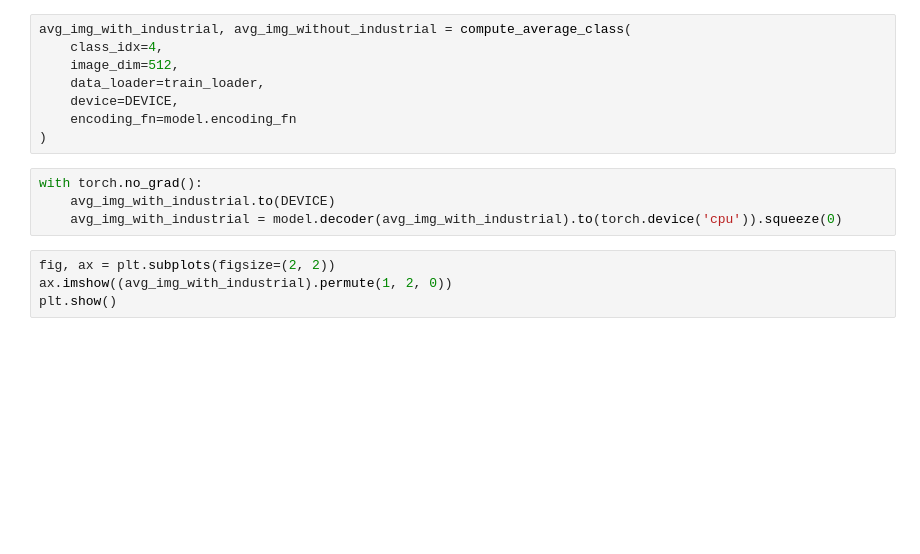
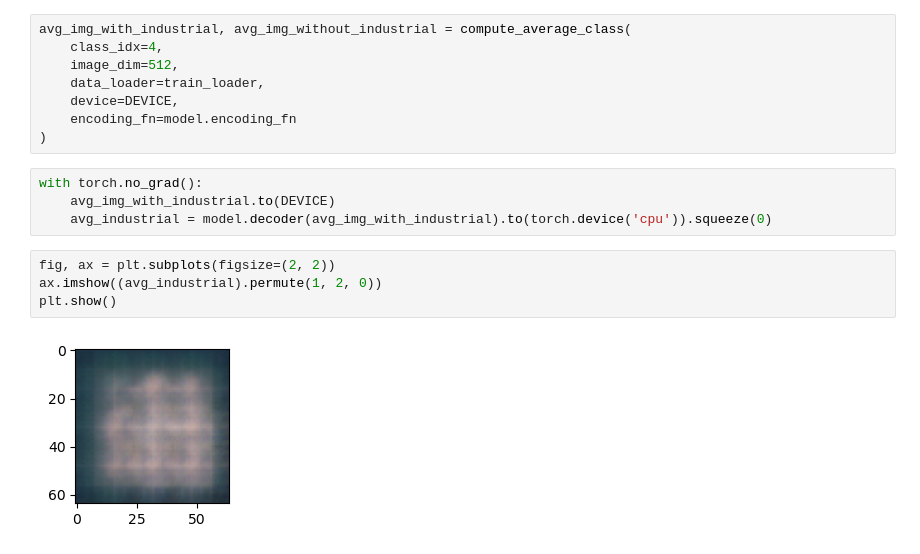
Before and after one commit to galangnv/uc-cs6073-deep-learning, a Jupyter notebook: lec31/lec31_activity.ipynb, the cells around one changed output. Saved outputs shown, nothing was run; the diff lists cells and outputs as text; blank space fills up the shorter version.

```diff
--- a/lec31/lec31_activity.ipynb
+++ b/lec31/lec31_activity.ipynb
@@ -226,8 +238,10 @@ avg_img_with_industrial, avg_img_without_industrial = compute_average_class(
 # %%
 with torch.no_grad():
     avg_img_with_industrial.to(DEVICE)
-    avg_img_with_industrial = model.decoder(avg_img_with_industrial).to(torch.device('cpu')).squeeze(0)
+    avg_industrial = model.decoder(avg_img_with_industrial).to(torch.device('cpu')).squeeze(0)
 # %%
 fig, ax = plt.subplots(figsize=(2, 2))
-ax.imshow((avg_img_with_industrial).permute(1, 2, 0))
+ax.imshow((avg_industrial).permute(1, 2, 0))
 plt.show()
+# %% [output]
+[figure, added]
```
Also changed, not shown: parts of 9 cells of this notebook, 1 other file.
